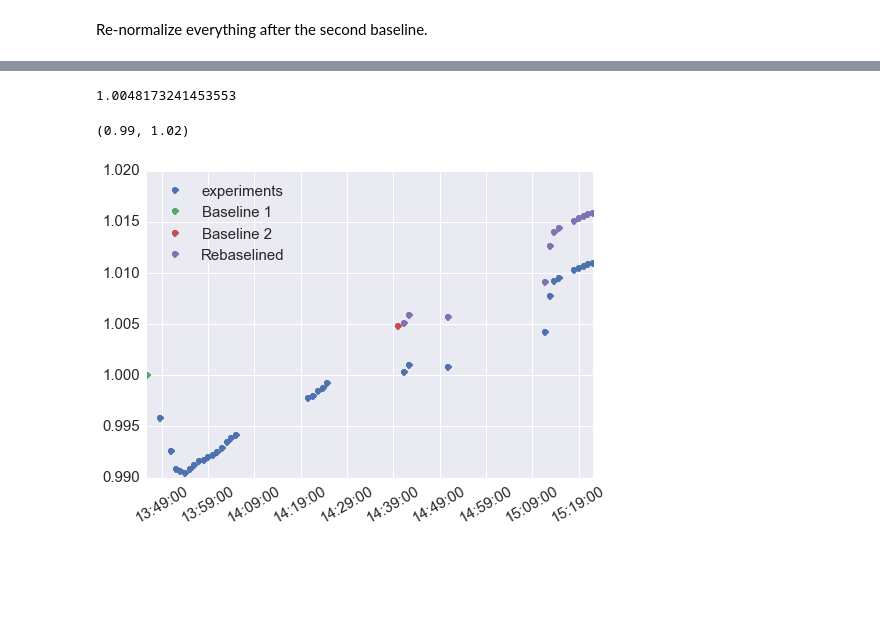
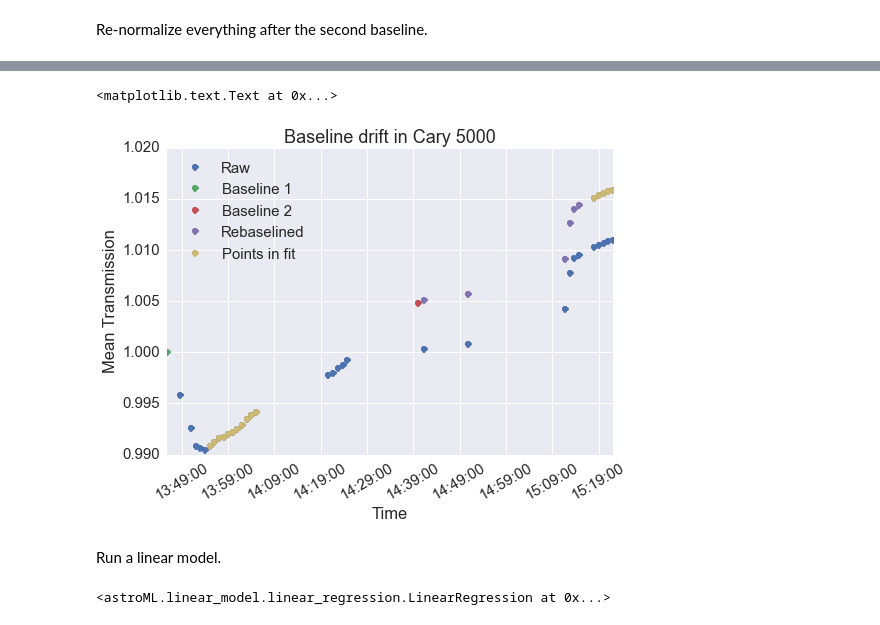
Before and after one commit to Echelle/AO_bonding_paper, a Jupyter notebook: notebooks/SiGaps_15-data2015Log.ipynb, the cells around one changed output, grey strips where cells are left out. Saved outputs shown, nothing was run; the diff lists cells and outputs as text; code cells hidden in the pictures; blank space fills up the shorter version.

Commit message:
data munging, rebaseline, drift correction for 2015 data

```diff
--- a/notebooks/SiGaps_15-data2015Log.ipynb
+++ b/notebooks/SiGaps_15-data2015Log.ipynb
@@ -33,8 +33,8 @@ log.head()
 # %%
 experiments = pd.concat([log['DT'], df.apply(np.mean, axis=0), df.apply(np.std, axis=0)], axis=1, copy=True)
 experiments.columns=['time','mean', 'stddev']
-del df['empty_4_2']
-#del experiments['empty_4_2']
+df.drop('empty_4_2', inplace=True, axis=1)
+experiments.drop('empty_4_2', inplace=True)
 # %%
 experiments.head()
 # %% [output]
@@ -50,3 +50,8 @@ Re-normalize everything after the second baseline.
 baseline2_id = experiments.index.get_loc('Baseline 100%T.1')
 ids = experiments.index[baseline2_id:]
 rebaseline = experiments['mean'][baseline2_id]/experiments['mean'][0]
+corr_experiments = experiments.copy()
+
+corr_experiments['rebaseline'] = 1
+corr_experiments['rebaseline'][ids] = rebaseline
+corr_experiments['mean'][ids] = corr_experiments['mean'][ids]*rebaseline
@@ -53,21 +65,26 @@ rebaseline = experiments['mean'][baseline2_id]/experiments['mean'][0]
-# %%
-rebaseline
-# %% [output]
-1.0048173241453553
 # %%
-plt.plot_date(experiments.time, experiments['mean'], label='experiments')
+plt.plot_date(experiments.time, experiments['mean'], label='Raw')
 plt.plot_date(experiments.loc['Baseline 100%T'].time,
               experiments.loc['Baseline 100%T']['mean']/experiments.loc['Baseline 100%T']['mean'],
               label='Baseline 1')
 plt.plot_date(experiments.loc['Baseline 100%T.1'].time,
               experiments.loc['Baseline 100%T.1']['mean']/experiments.loc['Baseline 100%T']['mean'],
               label='Baseline 2')
 
-plt.plot_date(experiments.time[ids], experiments['mean'][ids]*rebaseline, label='Rebaselined')
+plt.plot_date(experiments.time[ids],corr_experiments['mean'][ids], label='Rebaselined')
+
+fit_inds = range(6,17) + range(55,60)
+plt.plot_date(experiments.time[fit_inds],corr_experiments['mean'][fit_inds], label='Points in fit')
+
 
 plt.legend(loc='best')
 plt.xticks(rotation=30)
 plt.ylim(0.99, 1.02)
+plt.title('Baseline drift in Cary 5000')
+plt.xlabel('Time')
+plt.ylabel('Mean Transmission')
 # %% [output]
-(0.99, 1.02)
+<matplotlib.text.Text at 0x...>
-[figure, old version]
+[figure, new version]
+# %% [markdown]
+Run a linear model.
@@ -73,0 +100,5 @@ plt.ylim(0.99, 1.02)
+# %%
+model = LinearRegression()
+model.fit(X[:, None], y, dy)
+# %% [output]
+<astroML.linear_model.linear_regression.LinearRegression at 0x...>
```
Also changed, not shown: parts of 7 cells of this notebook, 1 other file.
